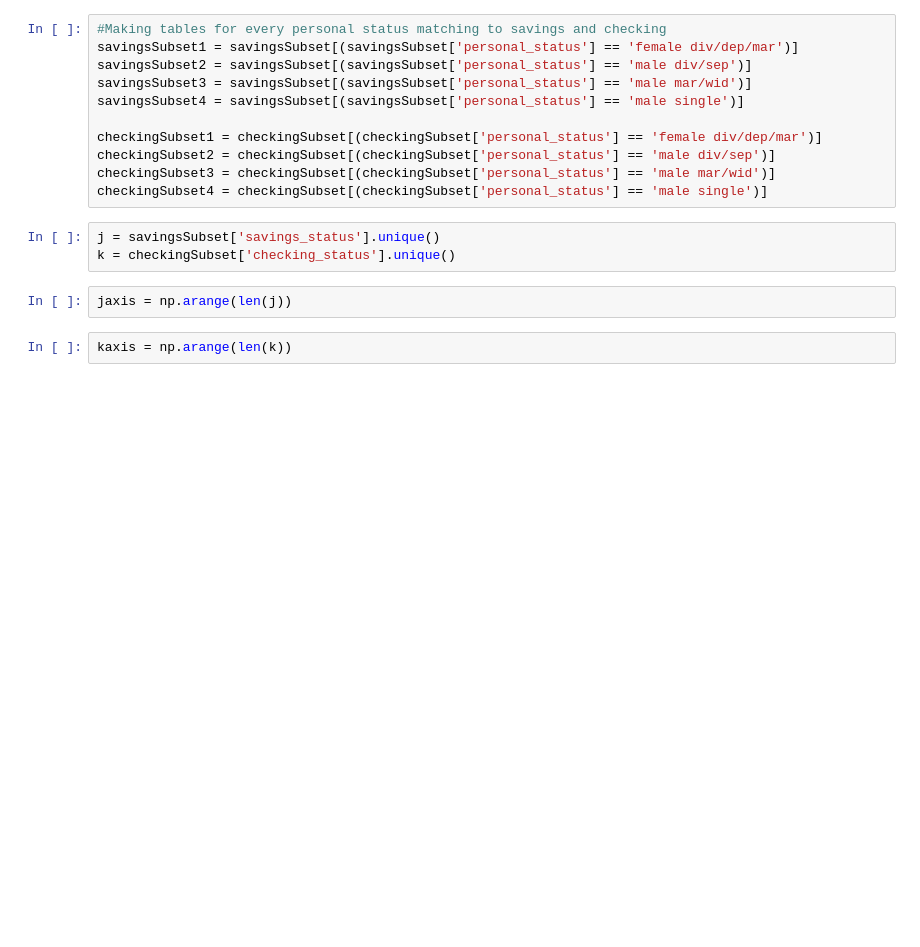
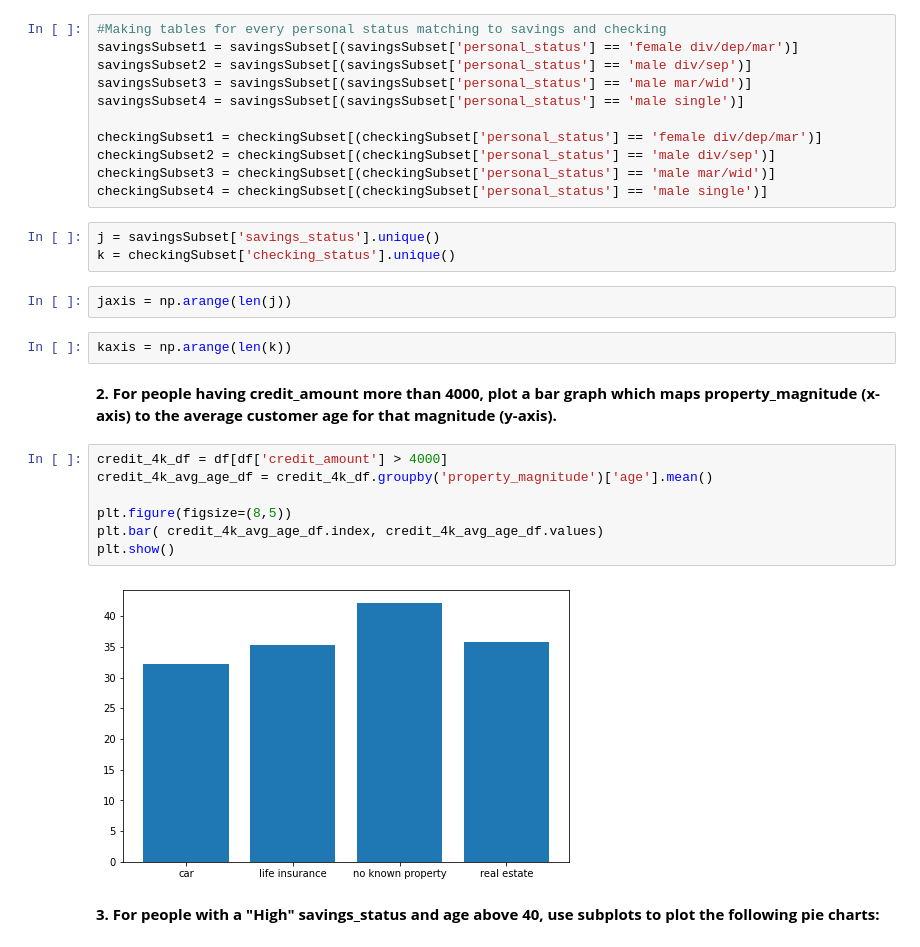
Before and after one commit to Sameerahmed786/CS210Spring2022, a Jupyter notebook: german_credit.ipynb, the cells around one changed output. Saved outputs shown, nothing was run; the diff lists cells and outputs as text; blank space fills up the shorter version.

```diff
--- a/german_credit.ipynb
+++ b/german_credit.ipynb
@@ -204,3 +205,16 @@ k = checkingSubset['checking_status'].unique()
 jaxis = np.arange(len(j))
 # %%
 kaxis = np.arange(len(k))
+# %% [markdown]
+**2. For people having credit_amount more than 4000, plot a bar graph which maps property_magnitude (x-axis) to the average customer age for that magnitude (y-axis).**
+# %%
+credit_4k_df = df[df['credit_amount'] > 4000]
+credit_4k_avg_age_df = credit_4k_df.groupby('property_magnitude')['age'].mean()
+
+plt.figure(figsize=(8,5))
+plt.bar( credit_4k_avg_age_df.index, credit_4k_avg_age_df.values)
+plt.show()
+# %% [output]
+[figure, added]
+# %% [markdown]
+**3. For people with a "High" savings_status and age above 40, use subplots to plot the following pie charts:**
```
Also changed, not shown: parts of 20 cells of this notebook.
